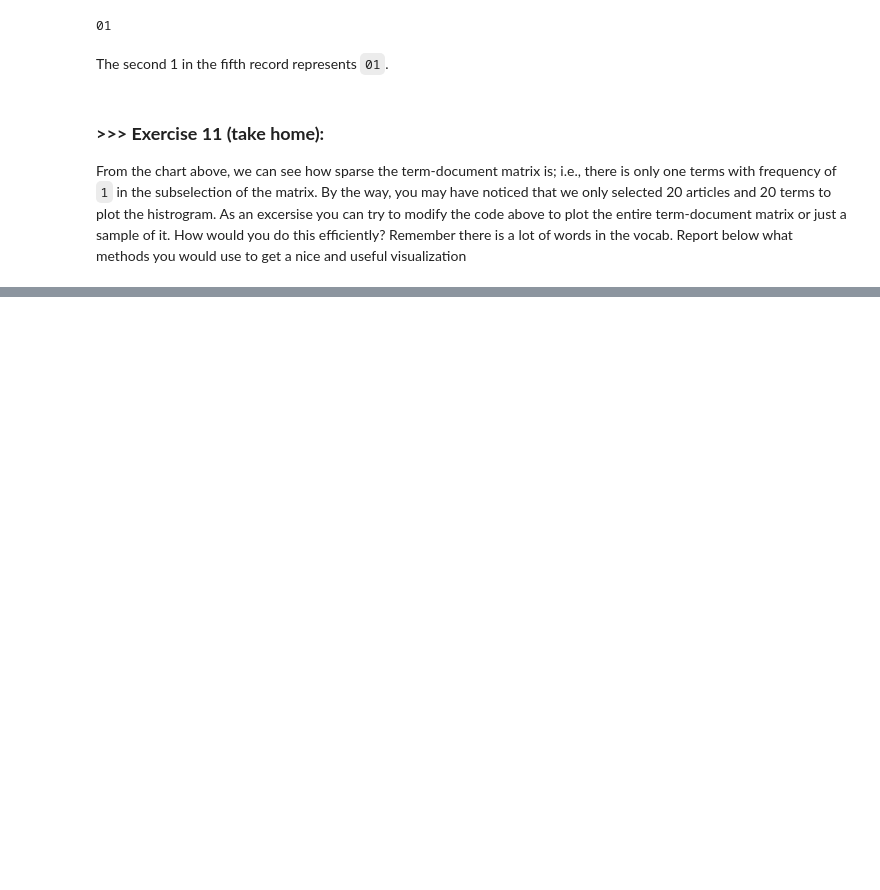
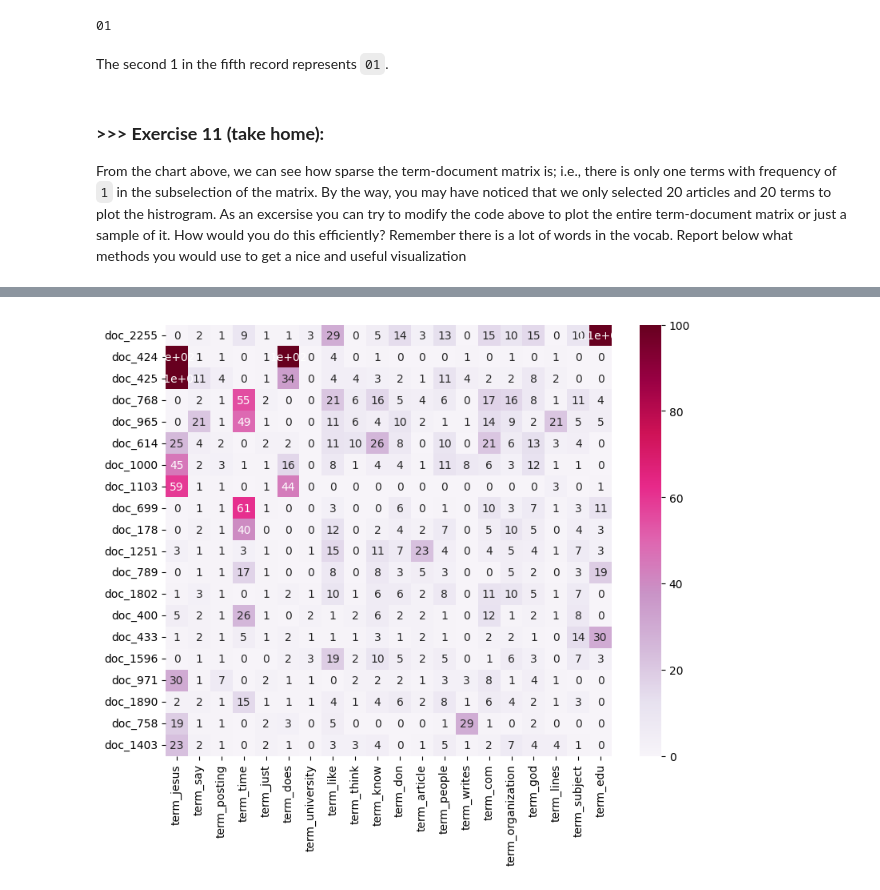
Before and after one commit to Victoria-Wei/DM2022-Lab1-Homework, a Jupyter notebook: DM2022-Lab1-Homework.ipynb, the cells around one changed output, grey strips where cells are left out. Saved outputs shown, nothing was run; the diff lists cells and outputs as text; code cells hidden in the pictures; blank space fills up the shorter version.

```diff
--- a/DM2022-Lab1-Homework.ipynb
+++ b/DM2022-Lab1-Homework.ipynb
@@ -286,0 +277,24 @@ ax = sns.heatmap(df_todraw,
+# %%
+count_vect = CountVectorizer(stop_words='english')                           # filter out stop words
+X_counts = count_vect.fit_transform(X.text)
+
+ocur_times_word = np.sum(X_counts[:, :].toarray(), axis=0)                   # occuring times of words
+sort_idx_word = np.argsort(ocur_times_word)                                  # sort by values, and store the indexes
+
+ocur_times_file = np.sum(X_counts[:, sort_idx_word[-20:]].toarray(), axis=1) # occuring times of 20 most frequently used words for each file
+sort_idx_file = np.argsort(ocur_times_file)                                  # sort by values, and store the indexes
+# %%
+plot_x = ["term_"+str(i) for i in count_vect.get_feature_names_out()[sort_idx_word[-20:]]]
+plot_y = ["doc_"+ str(i) for i in np.array(X.index)[sort_idx_file[-20:]]]
+plot_z = np.zeros((20, 20))
+for i in range(20):         # (y, x)
+    for j in range(20):
+        plot_z[i, j] = X_counts[sort_idx_file[-(i+1)], sort_idx_word[-(j+1)]]
+
+df_todraw = pd.DataFrame(plot_z, columns = plot_x, index = plot_y)
+plt.subplots(figsize=(9, 7))
+ax = sns.heatmap(df_todraw,
+                 cmap="PuRd",
+                 vmin=0, vmax=100, annot=True)
+# %% [output]
+[figure, added]
```
Also changed, not shown: parts of 8 cells of this notebook.
